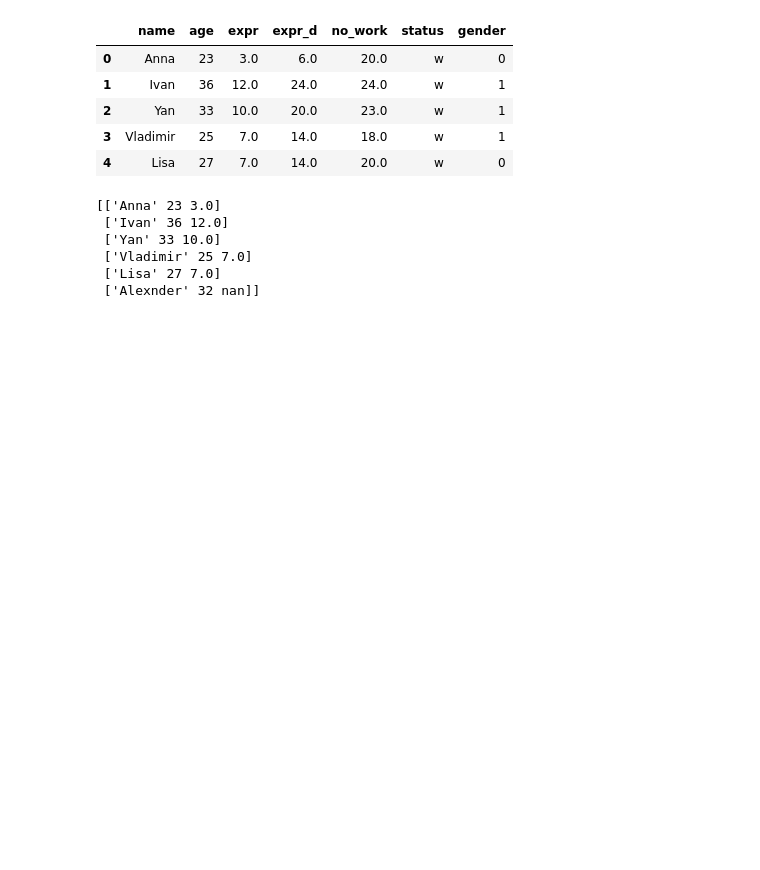
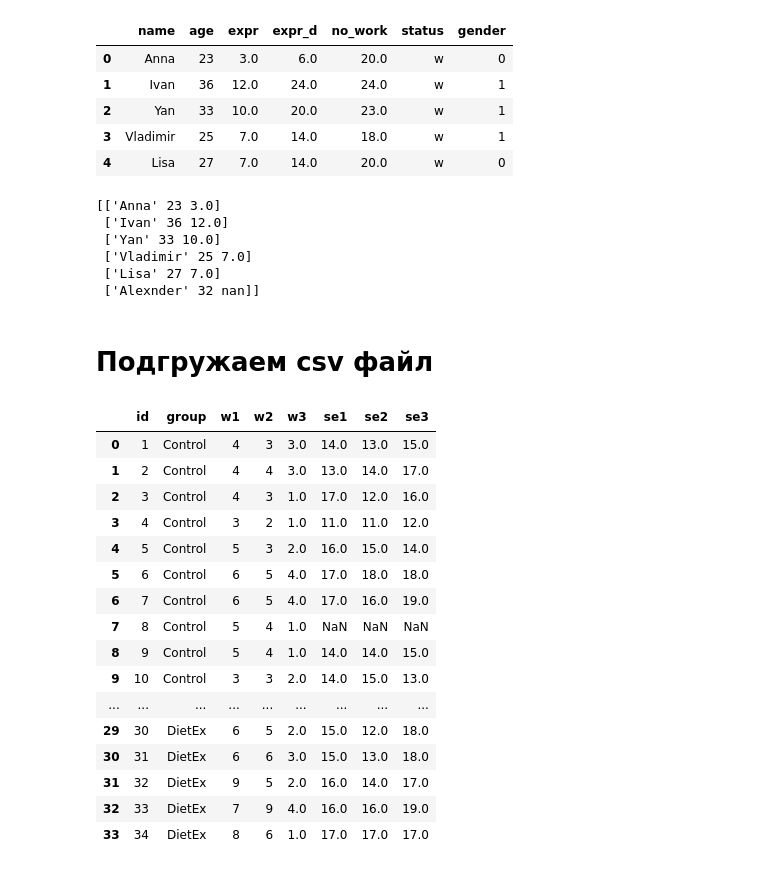
Before and after one commit to ArmanVasilovich/python_spbu, a Jupyter notebook: October-28/October-28-Pandas.ipynb, the cells around one changed output. Drawn from its saved outputs; the diff is of its cells as text; code cells hidden in the pictures; blank space fills up the shorter version.

Commit message:
Add and read csv file

```diff
--- a/October-28/October-28-Pandas.ipynb
+++ b/October-28/October-28-Pandas.ipynb
@@ -346,3 +346,26 @@ print(df.values)
  ['Vladimir' 25 7.0]
  ['Lisa' 27 7.0]
  ['Alexnder' 32 nan]]
+# %% [markdown]
+# Подгружаем csv файл
+# %%
+df = pd.read_csv('WeightLoss.csv')
+df
+# %% [output]
+|  | id | group | w1 | w2 | w3 | se1 | se2 | se3 |
+| 0 | 1 | Control | 4 | 3 | 3.0 | 14.0 | 13.0 | 15.0 |
+| 1 | 2 | Control | 4 | 4 | 3.0 | 13.0 | 14.0 | 17.0 |
+| 2 | 3 | Control | 4 | 3 | 1.0 | 17.0 | 12.0 | 16.0 |
+| 3 | 4 | Control | 3 | 2 | 1.0 | 11.0 | 11.0 | 12.0 |
+| 4 | 5 | Control | 5 | 3 | 2.0 | 16.0 | 15.0 | 14.0 |
+| 5 | 6 | Control | 6 | 5 | 4.0 | 17.0 | 18.0 | 18.0 |
+| 6 | 7 | Control | 6 | 5 | 4.0 | 17.0 | 16.0 | 19.0 |
+| 7 | 8 | Control | 5 | 4 | 1.0 | NaN | NaN | NaN |
+| 8 | 9 | Control | 5 | 4 | 1.0 | 14.0 | 14.0 | 15.0 |
+| 9 | 10 | Control | 3 | 3 | 2.0 | 14.0 | 15.0 | 13.0 |
+| ... | ... | ... | ... | ... | ... | ... | ... | ... |
+| 29 | 30 | DietEx | 6 | 5 | 2.0 | 15.0 | 12.0 | 18.0 |
+| 30 | 31 | DietEx | 6 | 6 | 3.0 | 15.0 | 13.0 | 18.0 |
+| 31 | 32 | DietEx | 9 | 5 | 2.0 | 16.0 | 14.0 | 17.0 |
+| 32 | 33 | DietEx | 7 | 9 | 4.0 | 16.0 | 16.0 | 19.0 |
+| 33 | 34 | DietEx | 8 | 6 | 1.0 | 17.0 | 17.0 | 17.0 |
```
Also changed, not shown: 1 other file.
